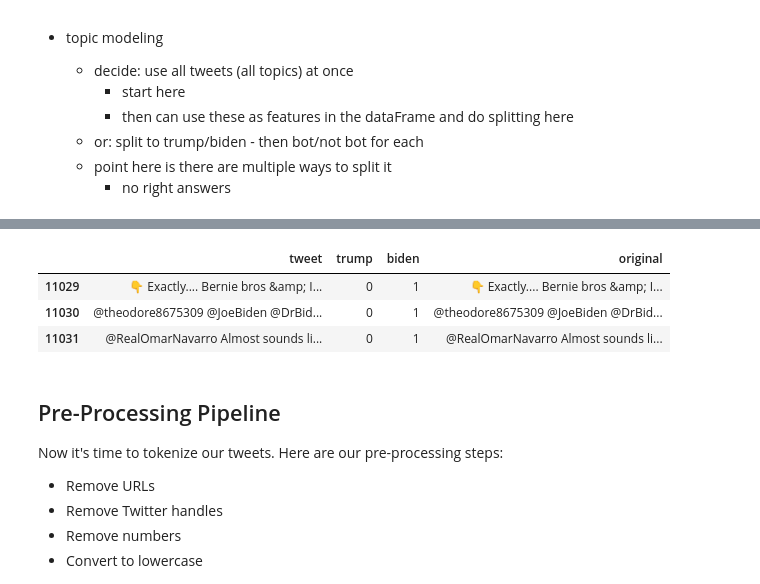
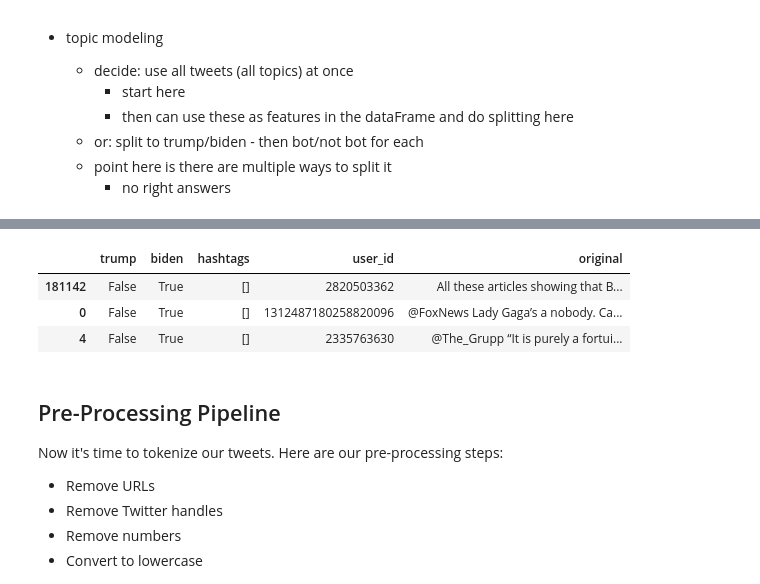
Before and after one commit to edubu2/metis-project4, a Jupyter notebook: code/eda_2.ipynb, the cells around one changed output, grey strips where cells are left out. Saved outputs shown, nothing was run; the diff lists cells and outputs as text; code cells hidden in the pictures.

Commit message:
Update combine_nov2, eda_2, twitter_api_sc, almost done cleaning

```diff
--- a/code/eda_2.ipynb
+++ b/code/eda_2.ipynb
@@ -56,6 +54,6 @@ pd.set_option('display.max_colwidth', None)
 # I used package identifier 'popular'
 # nltk.download()
 # %%
-df = pd.read_pickle("pickle/df_t_raw.pick")
+df = pd.read_pickle("pickle/balanced_nov2_tweets.pick")
 df.shape
 # %% [output]
@@ -108,13 +80,14 @@ subset.sample(3)
 # %%
 # keep only necessary columns
-data = subset.loc[:,['tweet', 'trump', 'biden']]
+data = df.loc[:,['tweet', 'trump', 'biden', 'hashtags', 'user_id']]
 data['original'] = data.tweet
+data.drop(columns='tweet', inplace=True)
 data.head(3)
 # %% [output]
-|  | tweet | trump | biden | original |
-| 11029 | 👇 Exactly.... Bernie bros &amp; I... | 0 | 1 | 👇 Exactly.... Bernie bros &amp; I... |
-| 11030 | @theodore8675309 @JoeBiden @DrBid... | 0 | 1 | @theodore8675309 @JoeBiden @DrBid... |
-| 11031 | @RealOmarNavarro Almost sounds li... | 0 | 1 | @RealOmarNavarro Almost sounds li... |
+|  | trump | biden | hashtags | user_id | original |
+| 181142 | False | True | [] | 2820503362 | All these articles showing that B... |
+| 0 | False | True | [] | 1312487180258820096 | @FoxNews Lady Gaga’s a nobody. Ca... |
+| 4 | False | True | [] | 2335763630 | @The_Grupp “It is purely a fortui... |
 # %% [markdown]
 ## Pre-Processing Pipeline
 
```
Also changed, not shown: parts of 24 cells of this notebook, 2 other files.
